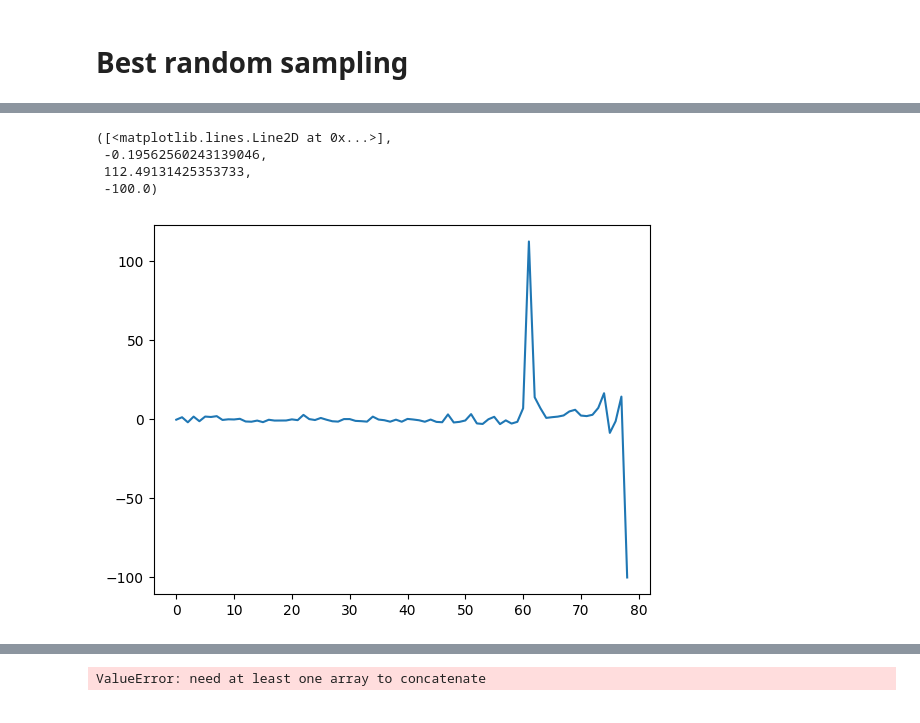
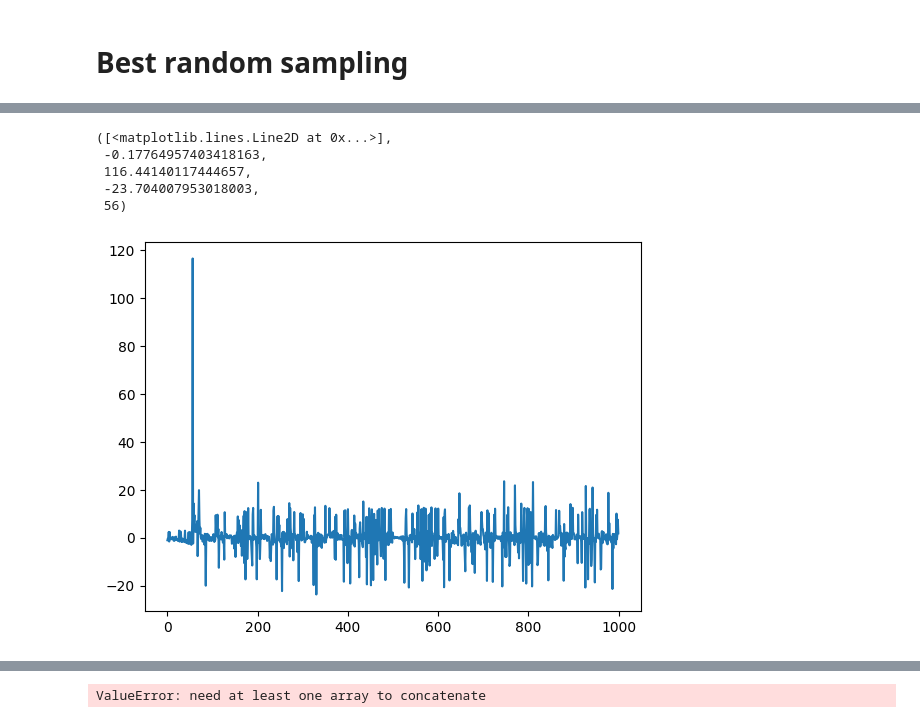
Before and after one commit to rageSpin/data-science_projects, a Jupyter notebook: Reinforcement Learning/LunarLander/lunarlander_random-sampling.ipynb, the cells around one changed output, grey strips where cells are left out. Saved outputs shown, nothing was run; the diff lists cells and outputs as text; code cells hidden in the pictures.

Commit message:
issue on dealing with optimal rewards

```diff
--- a/Reinforcement Learning/LunarLander/lunarlander_random-sampling.ipynb
+++ b/Reinforcement Learning/LunarLander/lunarlander_random-sampling.ipynb
@@ -48,7 +48,7 @@ def explore_rewards(env, change_node, actions, old_rewards):
         new_actions.append(action)
         if terminated or truncated: break
 
-    if not terminated:
+    if not terminated or not truncated:
         # print("continue to explore", len(new_actions))
         while True:
             step+=1
@@ -90,18 +90,18 @@ def find_best_rewards(n, env, actions, rewards):
     for ep in range(n):
         print(f" {ep} - Max/min rewards: {np.max(rewards)}/{np.min(rewards)} ".center(80, '*'))
         change_node=1
-        if np.max(rewards)>100 and np.min(rewards)>-30:
-            break
         if len(best_actions)>0:
             actions = best_actions
         if len(best_rewards)>1:
             rewards = best_rewards
         best_actions = []
         best_rewards = [-1e6]
+        if np.max(rewards)>100 and np.min(rewards)>-30:
+            break
         while change_node<len(actions) and change_node < 100:
             new_rewards, new_actions = explore_rewards(env, change_node, actions, rewards)
-            if sum(new_rewards)>sum(rewards):
-                if sum(new_rewards)>sum(best_rewards):
+            if np.mean(new_rewards)>np.mean(rewards) or np.sum(new_rewards)>np.sum(rewards):
+                if np.sum(new_rewards)>np.sum(best_rewards):
 
                     # print(len(new_actions), len(actions), change_node)
                     print(len(new_actions), len(actions), change_node, sum(new_rewards))
@@ -134,5 +134,5 @@ rewards, actions = get_random_rewards(env, seed)
 
 new_r, new_act = explore_rewards(env, 50, actions, rewards)
 # print(sum(new_r), sum(rewards))
-best_actions, best_rewards = find_best_rewards(5, env, actions, rewards)
+best_actions, best_rewards = find_best_rewards(10, env, actions, rewards)
 # %% [output]
@@ -161,13 +172,14 @@ best_actions, best_rewards = find_best_rewards(5, env, actions, rewards)
 
 # env.close()
 # %%
-plt.plot(best_rewards), np.median(best_rewards), np.max(best_rewards), np.min(best_rewards)
+plt.plot(best_rewards), np.median(best_rewards), np.max(best_rewards), np.min(best_rewards), np.argmax(best_rewards)
 # %% [output]
 ([<matplotlib.lines.Line2D at 0x...>],
- -0.19562560243139046,
- 112.49131425353733,
- -100.0)
+ -0.17764957403418163,
+ 116.44140117444657,
+ -23.704007953018003,
+ 56)
-[figure, old version]
+[figure, new version]
 # %%
 res = {}
 seeds = [0, 1, 5, 10, 21, 42, 47, 63, 84, 100, 121, 144]
```
Also changed, not shown: parts of 3 cells of this notebook.
